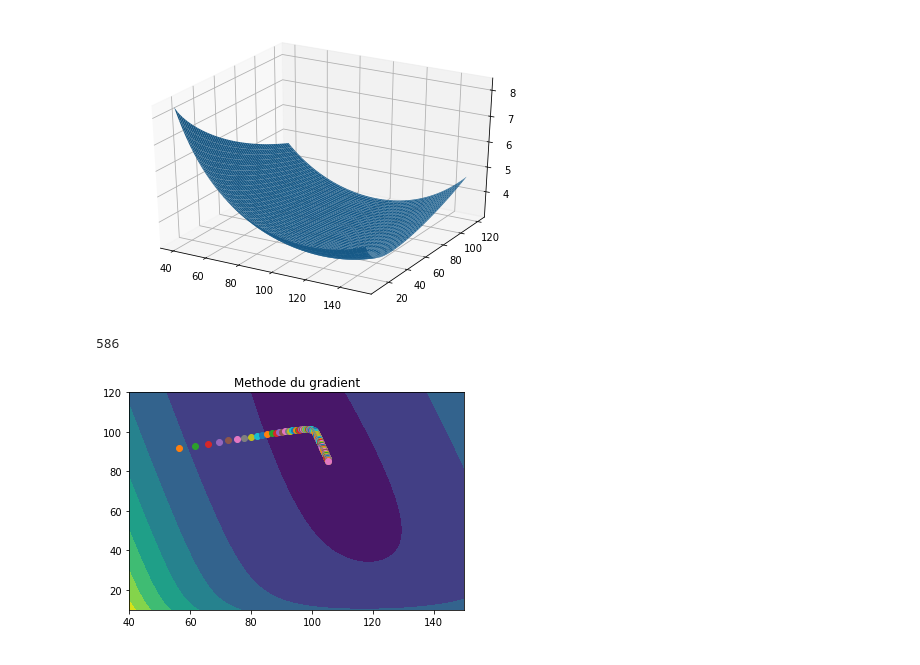
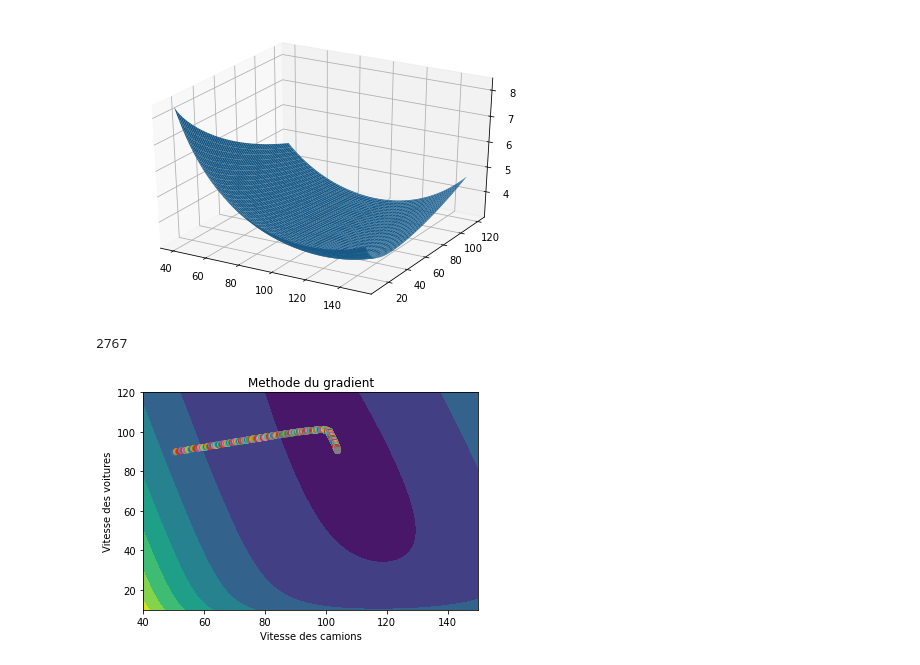
Before and after one commit to rbouteiller/projet_211, a Jupyter notebook: Jupyter.ipynb, the cells around one changed output. Saved outputs shown, nothing was run; the diff lists cells and outputs as text; code cells hidden in the pictures.

```diff
--- a/Jupyter.ipynb
+++ b/Jupyter.ipynb
@@ -33,47 +34,51 @@ plt.show()
 # %% [output]
 [figure]
 # %%
-def partial_derivative(func, var=0, point=[]):
+def derivee_partielle(func, var=0, point=[]):
     args = point[:]
     def wraps(x):
         args[var] = x
         return func(*args)
     return misc.derivative(wraps, point[var], dx = 1e-6)
+# %%
+#Constantes de résolution
+ALPHA = 100 # coefficient
+MAXITER = 10000 # Nb max d'iteration
+EPSILON = 0.000001 # scondition d'arret
+
+#Conditions initiales
+x_precedent = 50
+y_precedent = 90
+z_precedent = f(x_precedent,y_precedent)
+
+nb_iter = 0
+z = z_precedent-1
 # %%
-z=f(X,Y)
+#Initialisation de l'affichage
+plt.contourf(X,Y,f(X,Y))
+plt.scatter(x_precedent,y_precedent)
 
-h = plt.contourf(X,Y,z)
+#Boucle de résolution / Algorythme du gradient descendant
+while abs( z_precedent - z ) > EPSILON and nb_iter < MAXITER:
+    nb_iter += 1
 
-# Gradient Descent
-#Constantes de résolution
-ALPHA = 100 # coefficient
-MAXITER = 10000 # Nb max d'iteration
-EPSILON = 0.000001 # scondition d'arret
+    x = x_precedent - ALPHA * derivee_partielle(f, 0, [x_precedent,y_precedent])
+    y = y_precedent - ALPHA * derivee_partielle(f, 1, [x_precedent,y_precedent])
 
-x_precedent = 50
-y_precedent = 90
-z = f(x_precedent,y_precedent)
-plt.scatter(x,y)
-
-cond = EPSILON + 10.0
-nb_iter = 0
-z_precedent = z
-
-while cond > EPSILON and nb_iter < MAXITER:
-    x = x_precedent - ALPHA * partial_derivative(f, 0, [x_precedent,y_precedent])
-    y = y_precedent - ALPHA * partial_derivative(f, 1, [x_precedent,y_precedent])
     x_precedent = x
     y_precedent = y
     z_precedent = z
+
     z = f(x,y)
-    cond = abs( z_precedent - z )
-
-    nb_iter += 1
     plt.scatter(x, y)
 
+#Affichage du résultat
 print(nb_iter)
 plt.title("Methode du gradient")
+plt.xlabel("Vitesse des camions")
+plt.ylabel("Vitesse des voitures")
 plt.show()
+print("La vitesse optimale est de ",y," pour les voitures et ",x," pour les camions")
 # %% [output]
-586
+2767
-[figure, old version]
+[figure, new version]
```
Also changed, not shown: parts of 1 cell of this notebook.
